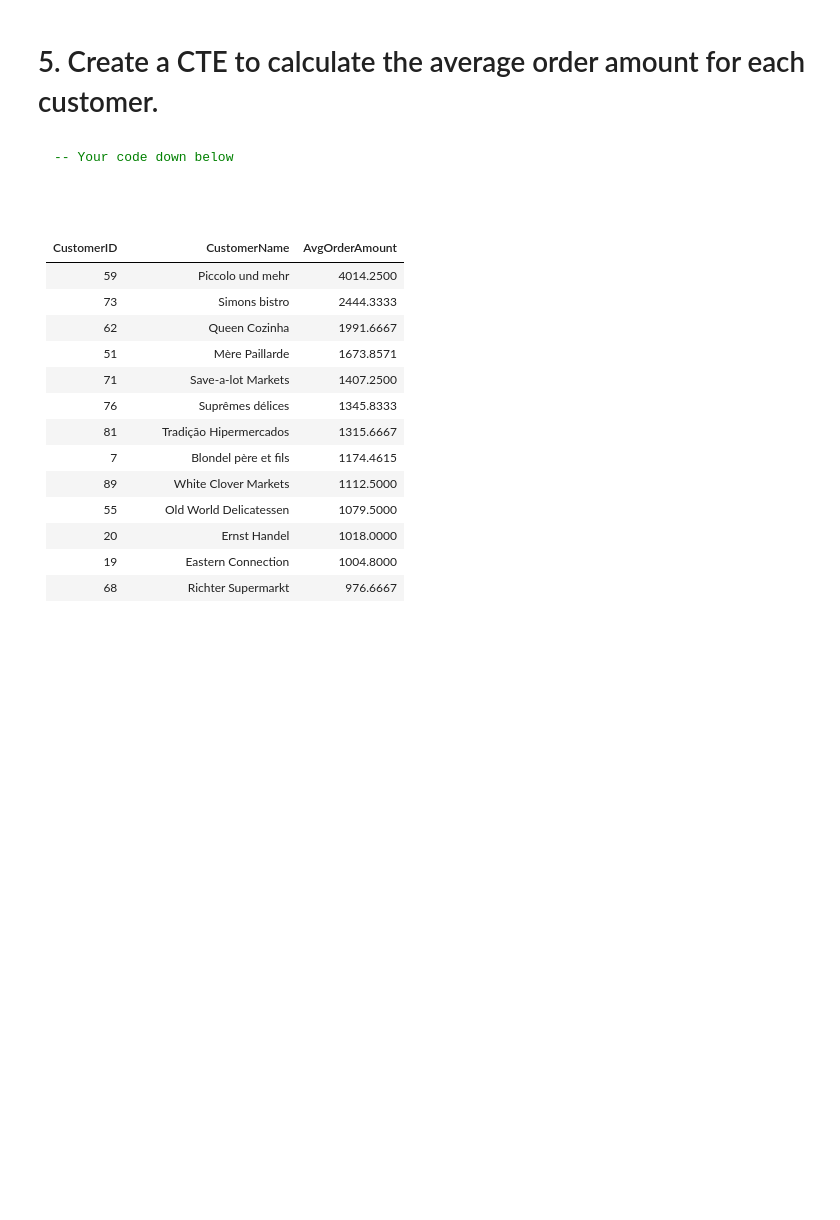
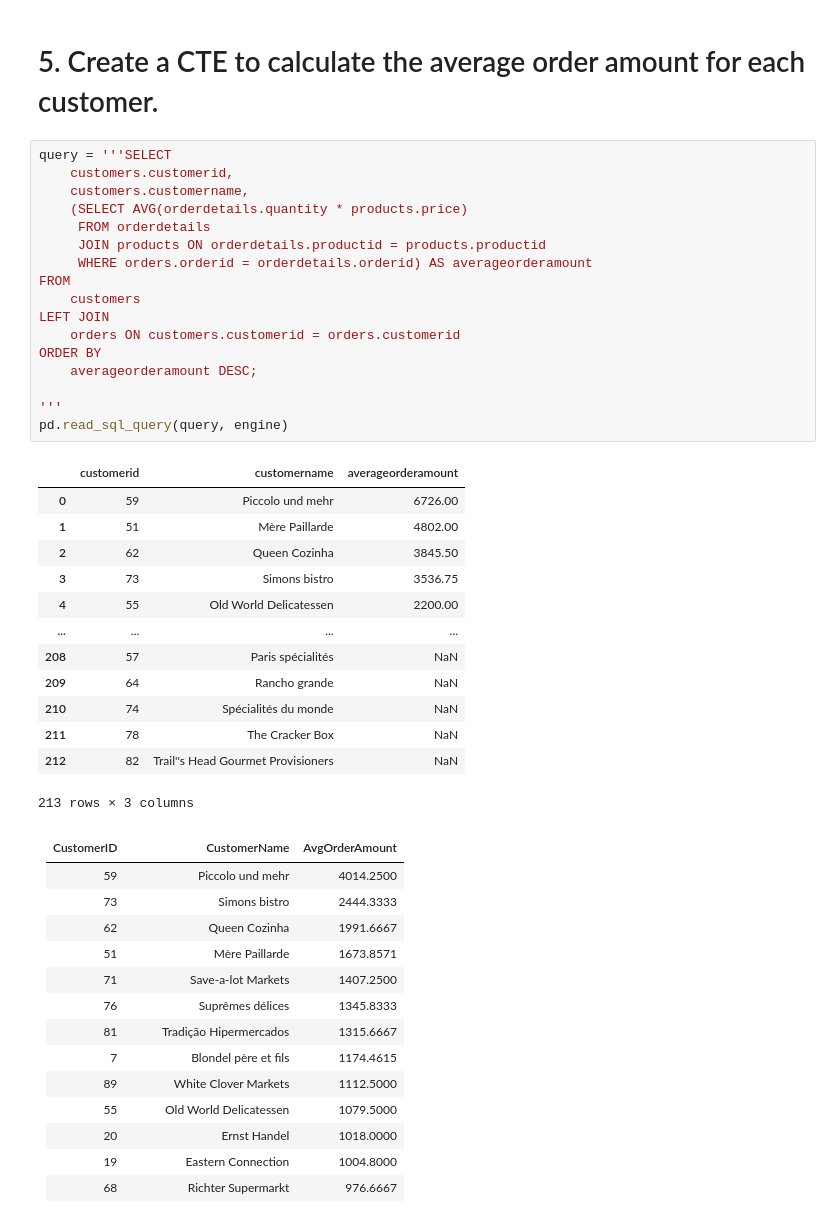
Before and after one commit to Ironhack-data-bcn-oct-2023/lab-mysql-common-table-expressions, a Jupyter notebook: main.ipynb, the cells around one changed output. Saved outputs shown, nothing was run; the diff lists cells and outputs as text; blank space fills up the shorter version.

````diff
--- a/main.ipynb
+++ b/main.ipynb
@@ -74,12 +168,37 @@ Alice Mutton is 6th
 |Seafood                         |21.5672         |
 # %% [markdown]
 # 5. Create a CTE to calculate the average order amount for each customer.
-# %% [markdown]
-```sql
--- Your code down below
-
-
-```
+# %%
+query = '''SELECT
+    customers.customerid,
+    customers.customername,
+    (SELECT AVG(orderdetails.quantity * products.price)
+     FROM orderdetails
+     JOIN products ON orderdetails.productid = products.productid
+     WHERE orders.orderid = orderdetails.orderid) AS averageorderamount
+FROM
+    customers
+LEFT JOIN
+    orders ON customers.customerid = orders.customerid
+ORDER BY
+    averageorderamount DESC;
+
+'''
+pd.read_sql_query(query, engine)
+# %% [output]
+|  | customerid | customername | averageorderamount |
+| 0 | 59 | Piccolo und mehr | 6726.00 |
+| 1 | 51 | Mère Paillarde | 4802.00 |
+| 2 | 62 | Queen Cozinha | 3845.50 |
+| 3 | 73 | Simons bistro | 3536.75 |
+| 4 | 55 | Old World Delicatessen | 2200.00 |
+| ... | ... | ... | ... |
+| 208 | 57 | Paris spécialités | NaN |
+| 209 | 64 | Rancho grande | NaN |
+| 210 | 74 | Spécialités du monde | NaN |
+| 211 | 78 | The Cracker Box | NaN |
+| 212 | 82 | Trail''s Head Gourmet Provisioners | NaN |
+213 rows × 3 columns
 # %% [markdown]
 |CustomerID                      |CustomerName|AvgOrderAmount|
 |--------------------------------|------------|--------------|
````
Also changed, not shown: parts of 13 cells of this notebook.
